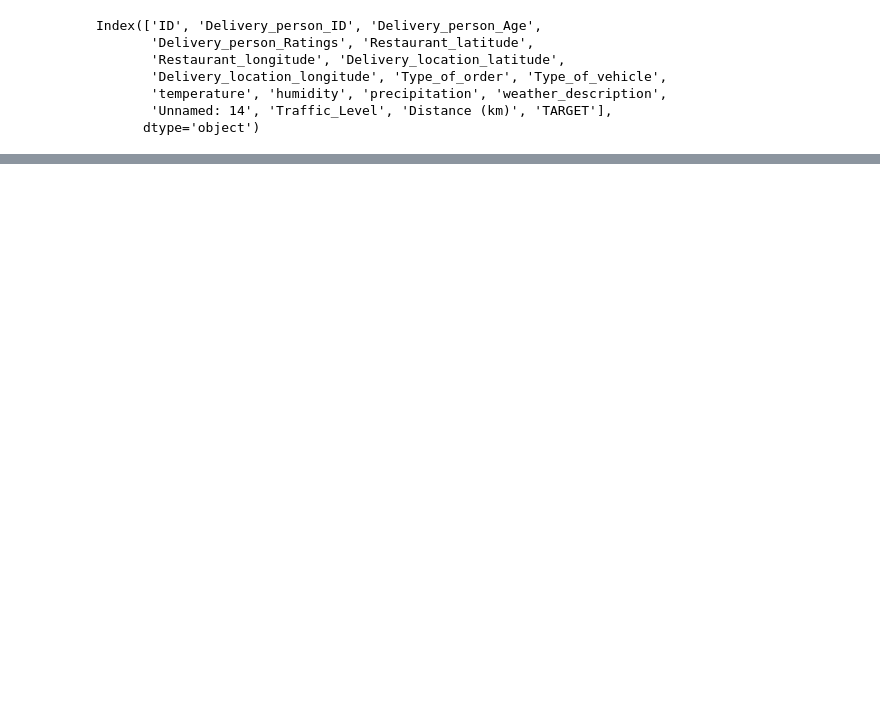
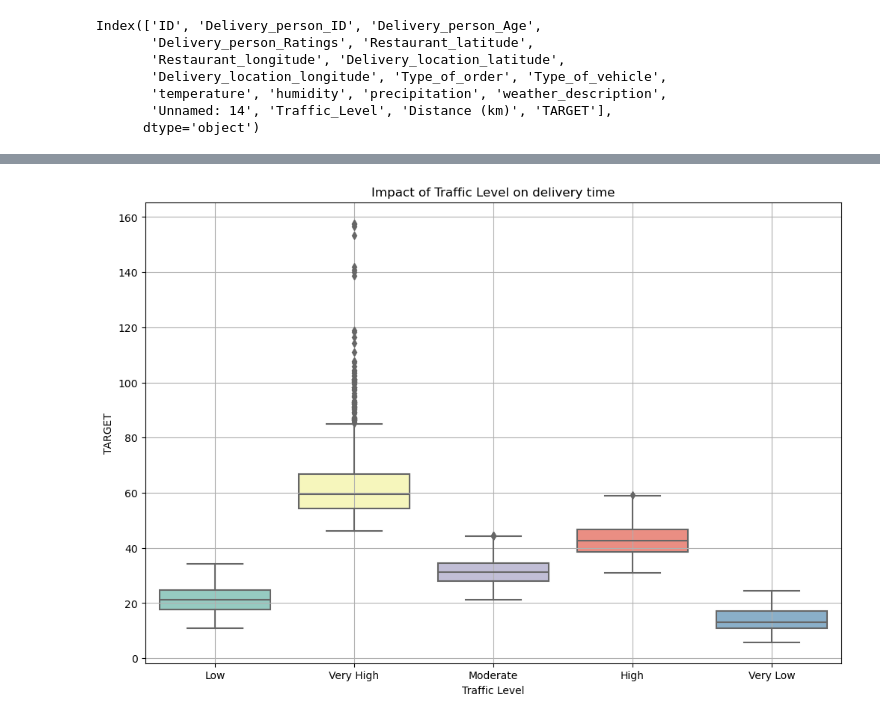
Before and after one commit to Czuberion/AMF, a Jupyter notebook: src/suml/pipelines/data/analysis.ipynb, the cells around one changed output, grey strips where cells are left out. Saved outputs shown, nothing was run; the diff lists cells and outputs as text; code cells hidden in the pictures; blank space fills up the shorter version.

```diff
--- a/src/suml/pipelines/data/analysis.ipynb
+++ b/src/suml/pipelines/data/analysis.ipynb
@@ -33,0 +58,10 @@ plt.show()
+# %%
+plt.figure(figsize=(12, 8))
+sns.boxplot(data=df_clean, x='Traffic_Level', y='TARGET', palette='Set3')
+plt.title('Impact of Traffic Level on delivery time')
+plt.xlabel('Traffic Level')
+plt.ylabel('TARGET')
+plt.grid(True)
+plt.show()
+# %% [output]
+[figure, added]
```
Also changed, not shown: parts of 3 cells of this notebook.
